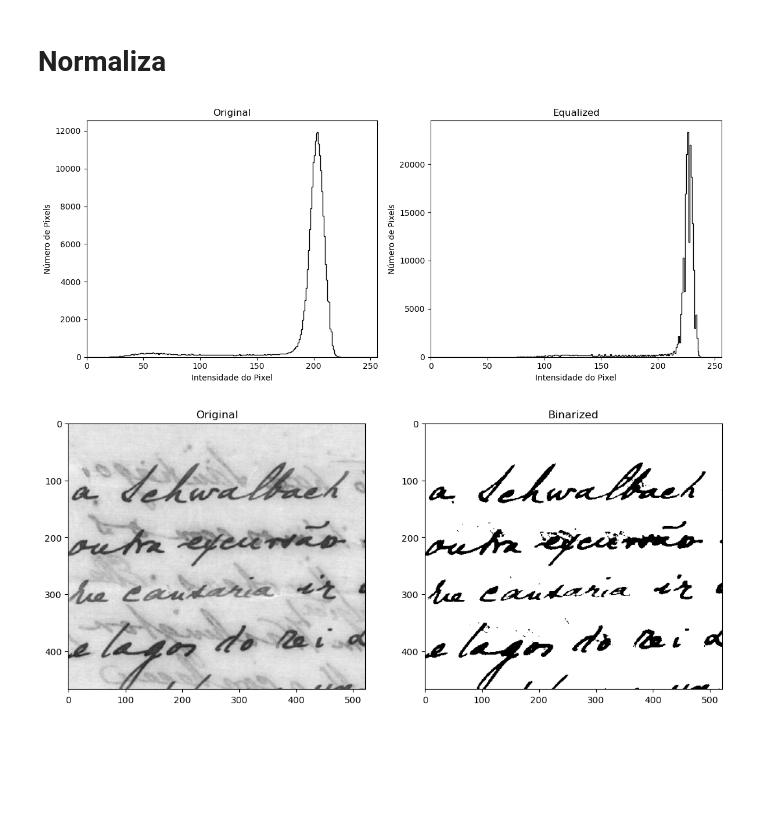
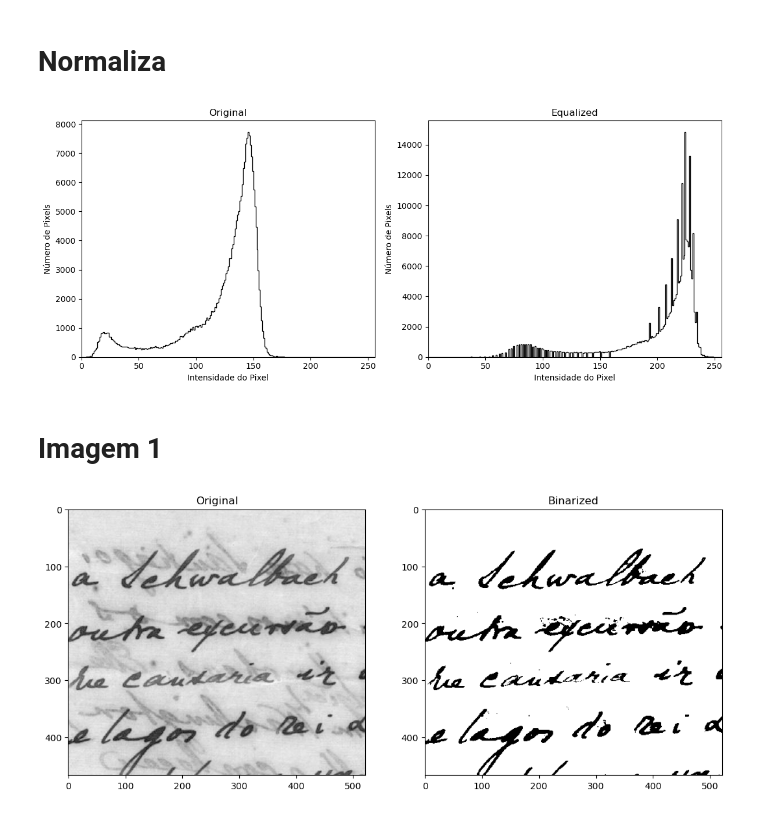
Before and after one commit to matheusalb/ImageProcessing, a Jupyter notebook: projeto/q2/q2.ipynb, the cells around one changed output. Cells and saved outputs as stored; diff of their text form; code cells hidden in the pictures; blank space fills up the shorter version.

```diff
--- a/projeto/q2/q2.ipynb
+++ b/projeto/q2/q2.ipynb
@@ -52,7 +52,7 @@ def histogram(image):
 # %%
 def root_squared_filter(image):
     image = image.copy()
-    image = image/255
+    image = image/image.max()
     image = np.sqrt(image)
     image = image*255
     image = image.astype(np.uint8)
@@ -88,7 +88,9 @@ image_1_root = root_squared_filter(image_1)
 image_2_root = root_squared_filter(image_2)
 image_3_root = root_squared_filter(image_3)
 # %%
-plot_histogram(['Original', 'Equalized'], [histogram(image_3), histogram(image_3_root)], 256)
+plot_histogram(['Original', 'Equalized'], [histogram(image_1), histogram(image_1_root)], 256)
 # %% [output]
-[figure, old version]
+[figure, new version]
+# %% [markdown]
+# Imagem 1
 # %%
```
Also changed, not shown: parts of 12 cells of this notebook, 32 other files.
